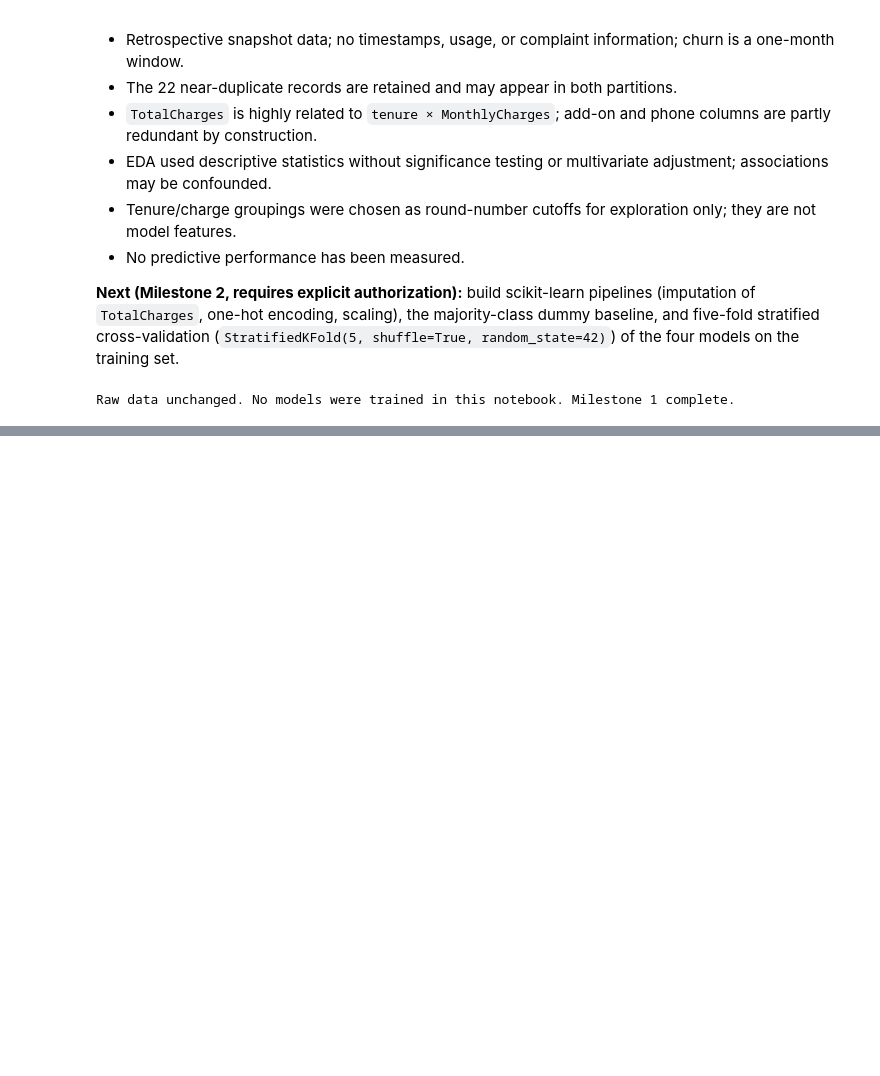
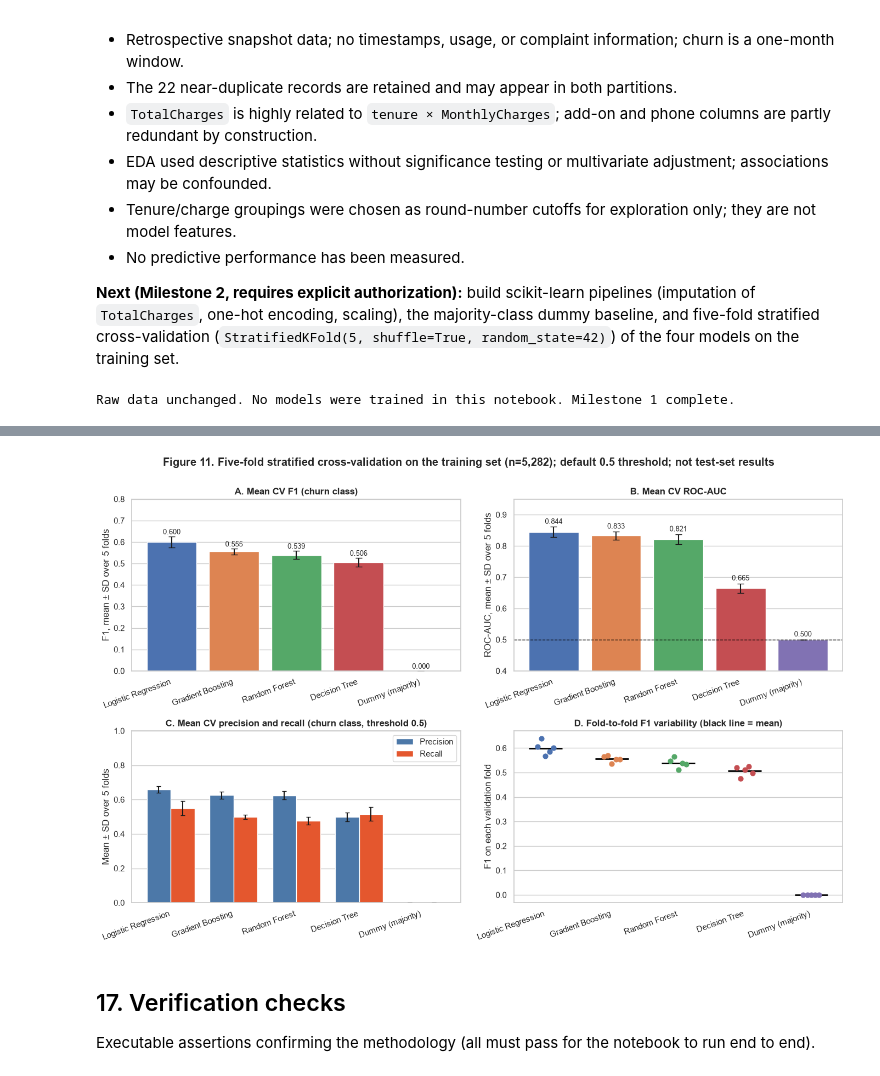
Before and after one commit to sakethm2023-afk/telecom-churn-prediction, a Jupyter notebook: notebooks/telecom_churn_analysis.ipynb, the cells around one changed output, grey strips where cells are left out. Cells and saved outputs as stored; diff of their text form; code cells hidden in the pictures; blank space fills up the shorter version.

Commit message:
Complete Milestone 2 preprocessing and baseline model comparison
Co-Authored-By: Claude Sonnet 5.5 <noreply@anthropic.com>

```diff
--- a/notebooks/telecom_churn_analysis.ipynb
+++ b/notebooks/telecom_churn_analysis.ipynb
@@ -749,0 +916,17 @@ Raw data unchanged. No models were trained in this notebook. Milestone 1 complet
+# %%
+g = fold_results.groupby("model")
+cv_summary = pd.DataFrame({
+    "Precision (mean)": g["precision"].mean(), "Recall (mean)": g["recall"].mean(),
+    "F1 (mean)": g["f1"].mean(), "F1 (SD)": g["f1"].std(),
+    "ROC-AUC (mean)": g["roc_auc"].mean(), "ROC-AUC (SD)": g["roc_auc"].std(),
+    "Accuracy (mean)": g["accuracy"].mean(),
+    "Fit time/fold (s)": g["fit_s"].mean(), "Predict time/fold (s)": g["predict_s"].mean(),
+})
+cv_summary = cv_summary.sort_values(["F1 (mean)", "ROC-AUC (mean)"], ascending=False)
+cv_summary.insert(0, "Rank", range(1, len(cv_summary) + 1))
+print("Five-fold stratified CV on the 75% TRAINING set, threshold 0.5 (not test-set performance)")
+display(cv_summary.round(4))
+ranked = cv_summary.index.tolist()
+print("Provisional leader by mean CV F1 (ROC-AUC tie-break):", ranked[0], "| runner-up:", ranked[1])
+print("Margin in mean F1: %.4f (leader F1 SD %.4f)" % (cv_summary['F1 (mean)'].iloc[0] - cv_summary['F1 (mean)'].iloc[1],
+                                                         cv_summary['F1 (SD)'].iloc[0]))
@@ -749,0 +947,42 @@ Raw data unchanged. No models were trained in this notebook. Milestone 1 complet
+# %%
+order = ranked
+pal = dict(zip(order, sns.color_palette("deep", len(order))))
+fig, axes = plt.subplots(2, 2, figsize=(14, 9))
+x = np.arange(len(order))
+
+def single_metric(ax, col, title, ylabel):
+    m = cv_summary.loc[order, f"{col} (mean)"]; s = cv_summary.loc[order, f"{col} (SD)"]
+    ax.bar(x, m, yerr=s, capsize=4, color=[pal[o] for o in order])
+    for xi, (mi, si) in enumerate(zip(m, s)):
+        ax.text(xi, mi + si + 0.01, f"{mi:.3f}", ha="center", fontsize=9)
+    ax.set_xticks(x); ax.set_xticklabels(order, rotation=20, ha="right"); ax.set_ylabel(ylabel); ax.set_title(title)
+    ax.grid(axis="x", visible=False)
+
+single_metric(axes[0, 0], "F1", "A. Mean CV F1 (churn class)", "F1, mean ± SD over 5 folds")
+axes[0, 0].set_ylim(0, 0.8)
+single_metric(axes[0, 1], "ROC-AUC", "B. Mean CV ROC-AUC", "ROC-AUC, mean ± SD over 5 folds")
+axes[0, 1].set_ylim(0.4, 0.95); axes[0, 1].axhline(0.5, color="black", ls="--", lw=1)
+
+w = 0.38
+for off, col, colr in [(-w/2, "Precision", "#4C78A8"), (w/2, "Recall", "#E4572E")]:
+    axes[1, 0].bar(x + off, cv_summary.loc[order, f"{col} (mean)"], w, label=col, color=colr,
+                   yerr=fold_results.groupby("model")[col.lower()].std().reindex(order), capsize=3)
+axes[1, 0].set_xticks(x); axes[1, 0].set_xticklabels(order, rotation=20, ha="right"); axes[1, 0].set_ylim(0, 1)
+axes[1, 0].set_ylabel("Mean ± SD over 5 folds"); axes[1, 0].set_title("C. Mean CV precision and recall (churn class, threshold 0.5)")
+axes[1, 0].legend(); axes[1, 0].grid(axis="x", visible=False)
+
+for xi, o in enumerate(order):
+    v = fold_results.loc[fold_results.model == o, "f1"]
+    axes[1, 1].scatter(np.full(len(v), xi) + np.linspace(-0.12, 0.12, len(v)), v, color=pal[o], s=40, zorder=3)
+    axes[1, 1].hlines(v.mean(), xi - 0.25, xi + 0.25, color="black", lw=2)
+axes[1, 1].set_xticks(x); axes[1, 1].set_xticklabels(order, rotation=20, ha="right")
+axes[1, 1].set_ylabel("F1 on each validation fold"); axes[1, 1].set_title("D. Fold-to-fold F1 variability (black line = mean)")
+axes[1, 1].grid(axis="x", visible=False)
+fig.suptitle("Figure 11. Five-fold stratified cross-validation on the training set (n=5,282); default 0.5 threshold; not test-set results",
+             fontweight="bold", y=1.0)
+plt.tight_layout(); plt.show()
+# %% [output]
+[figure, added]
+# %% [markdown]
+## 17. Verification checks
+Executable assertions confirming the methodology (all must pass for the notebook to run end to end).
```
Also changed, not shown: parts of 17 cells of this notebook, 2 other files.
